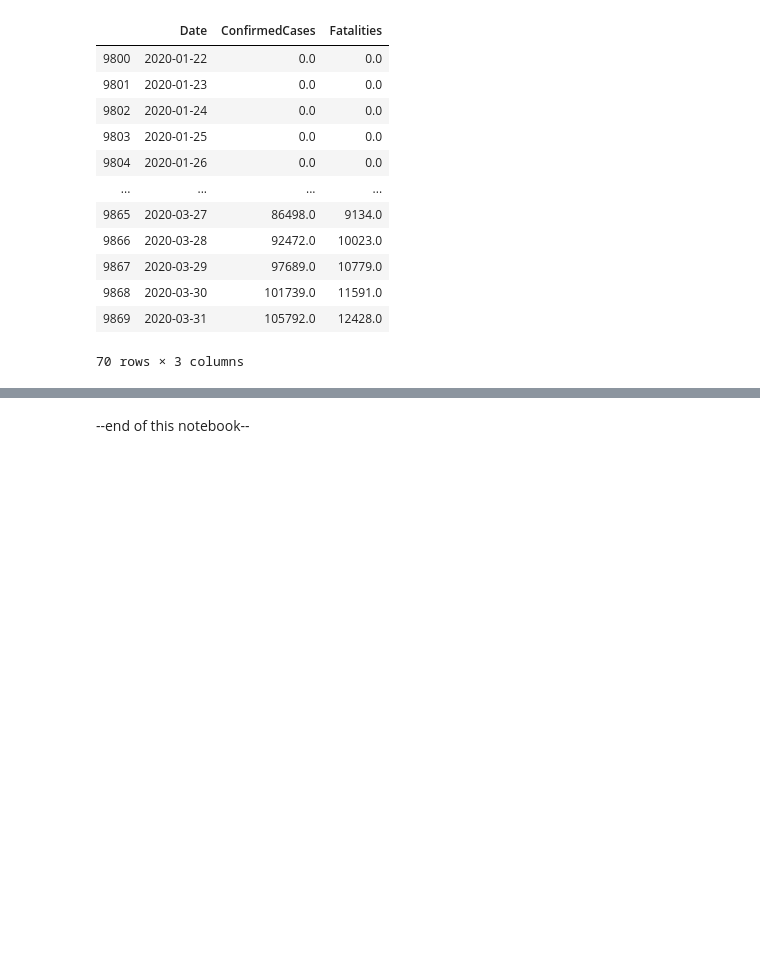
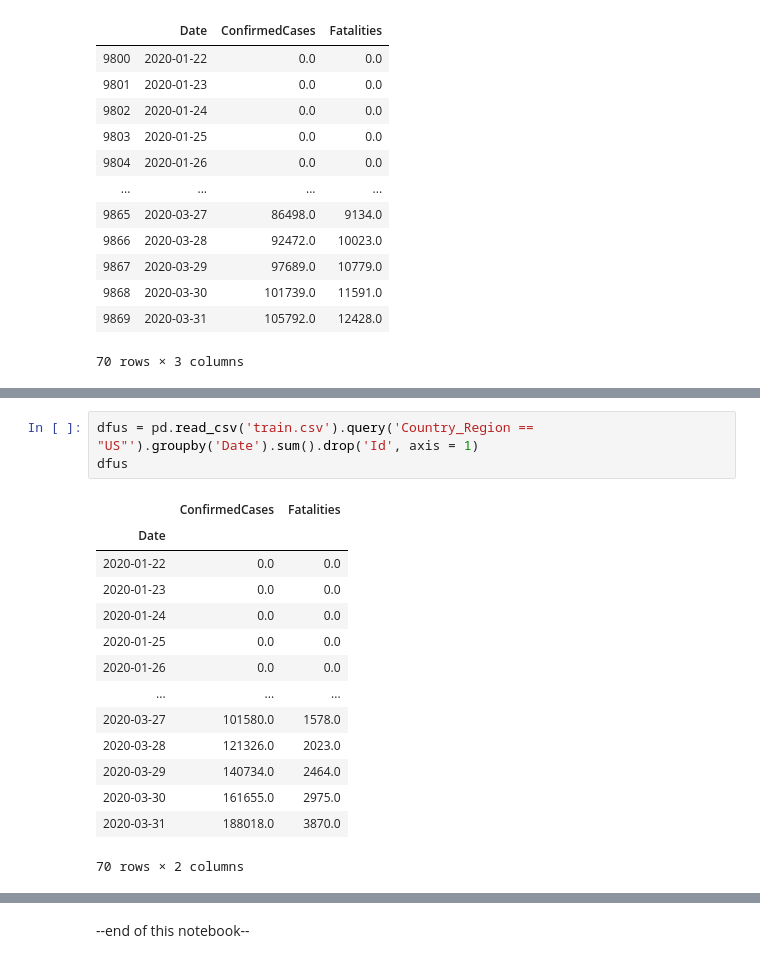
Before and after one commit to lyllme/Covid19, a Jupyter notebook: DataVisualization-graph_scatter plot of top 10 countries in fatalities.ipynb, the cells around one changed output, grey strips where cells are left out. Saved outputs shown, nothing was run; the diff lists cells and outputs as text; blank space fills up the shorter version.

```diff
--- a/DataVisualization-graph_scatter plot of top 10 countries in fatalities.ipynb
+++ b/DataVisualization-graph_scatter plot of top 10 countries in fatalities.ipynb
@@ -107 +77,19 @@ plt.plot(x, y, color="Slateblue", alpha=0.6)
+# %%
+dfus = pd.read_csv('train.csv').query('Country_Region == "US"').groupby('Date').sum().drop('Id', axis = 1)
+dfus
+# %% [output]
+|  | ConfirmedCases | Fatalities |
+| Date |  |  |
+| 2020-01-22 | 0.0 | 0.0 |
+| 2020-01-23 | 0.0 | 0.0 |
+| 2020-01-24 | 0.0 | 0.0 |
+| 2020-01-25 | 0.0 | 0.0 |
+| 2020-01-26 | 0.0 | 0.0 |
+| ... | ... | ... |
+| 2020-03-27 | 101580.0 | 1578.0 |
+| 2020-03-28 | 121326.0 | 2023.0 |
+| 2020-03-29 | 140734.0 | 2464.0 |
+| 2020-03-30 | 161655.0 | 2975.0 |
+| 2020-03-31 | 188018.0 | 3870.0 |
+70 rows × 2 columns
 # %%
```
Also changed, not shown: parts of 3 cells of this notebook.
